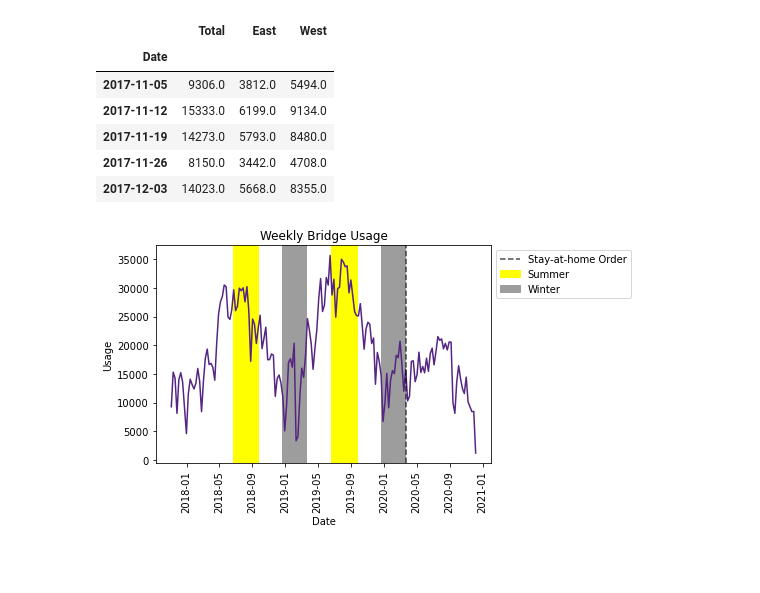
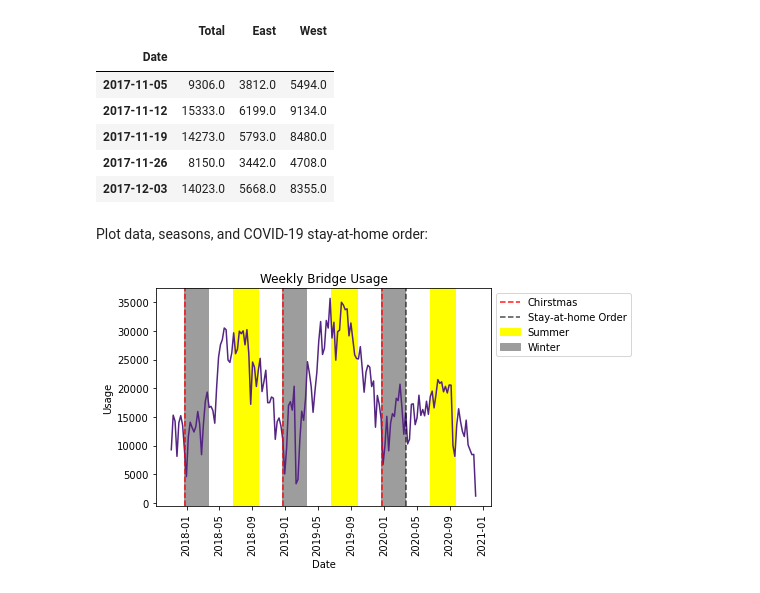
Before and after one commit to samar14641/timeseries-101, a Jupyter notebook: fremont_bridge_analysis.ipynb, the cells around one changed output. Drawn from its saved outputs; the diff is of its cells as text; code cells hidden in the pictures; blank space fills up the shorter version.

```diff
--- a/fremont_bridge_analysis.ipynb
+++ b/fremont_bridge_analysis.ipynb
@@ -68,19 +109,26 @@ weekly.head()
 | 2017-11-19 | 14273.0 | 5793.0 | 8480.0 |
 | 2017-11-26 | 8150.0 | 3442.0 | 4708.0 |
 | 2017-12-03 | 14023.0 | 5668.0 | 8355.0 |
+# %% [markdown]
+Plot data, seasons, and COVID-19 stay-at-home order:
 # %%
 plt.plot(weekly.index, weekly['Total'], color = '#552583')
+plt.axvspan(pd.to_datetime('2017-12-21'), pd.to_datetime('2018-03-20'), color = '#9d9d9d')
 plt.axvspan(pd.to_datetime('2018-06-21'), pd.to_datetime('2018-09-22'), color = '#ffff00')
 plt.axvspan(pd.to_datetime('2018-12-21'), pd.to_datetime('2019-03-20'), color = '#9d9d9d')
 plt.axvspan(pd.to_datetime('2019-06-21'), pd.to_datetime('2019-09-23'), color = '#ffff00', label = 'Summer')
 plt.axvspan(pd.to_datetime('2019-12-21'), pd.to_datetime('2020-03-19'), color = '#9d9d9d', label = 'Winter')
+plt.axvspan(pd.to_datetime('2020-06-20'), pd.to_datetime('2020-09-22'), color = '#ffff00')
+plt.axvline(pd.to_datetime('2017-12-25'), ls = '--', color = '#ff0000', alpha = 0.9)
+plt.axvline(pd.to_datetime('2018-12-25'), ls = '--', color = '#ff0000', alpha = 0.9)
+plt.axvline(pd.to_datetime('2019-12-25'), ls = '--', color = '#ff0000', alpha = 0.9, label = 'Chirstmas')
 plt.axvline(pd.to_datetime('2020-03-23'), ls = '--', color = '#000000', alpha = 0.7, label = 'Stay-at-home Order')  # https://www.seattletimes.com/seattle-news/inslee-to-hold-televised-address-monday-evening-to-announce-enhanced-strategies-on-covid-19/
 plt.title('Weekly Bridge Usage')
 plt.xlabel('Date')
 plt.ylabel('Usage')
 plt.xticks(rotation = 90)
 plt.legend(loc = 2, bbox_to_anchor = (1, 1))
 plt.show()
 plt.close()
 # %% [output]
-[figure, old version]
+[figure, new version]
```
Also changed, not shown: parts of 21 cells of this notebook.
